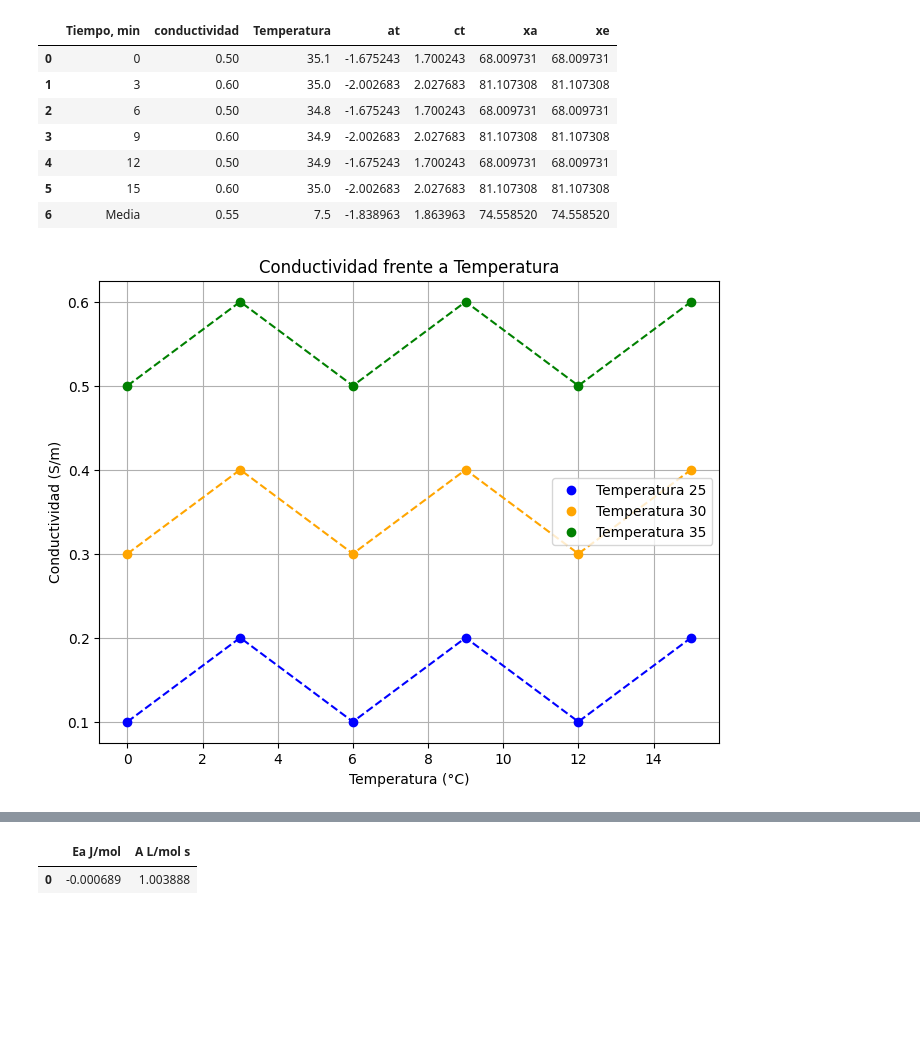
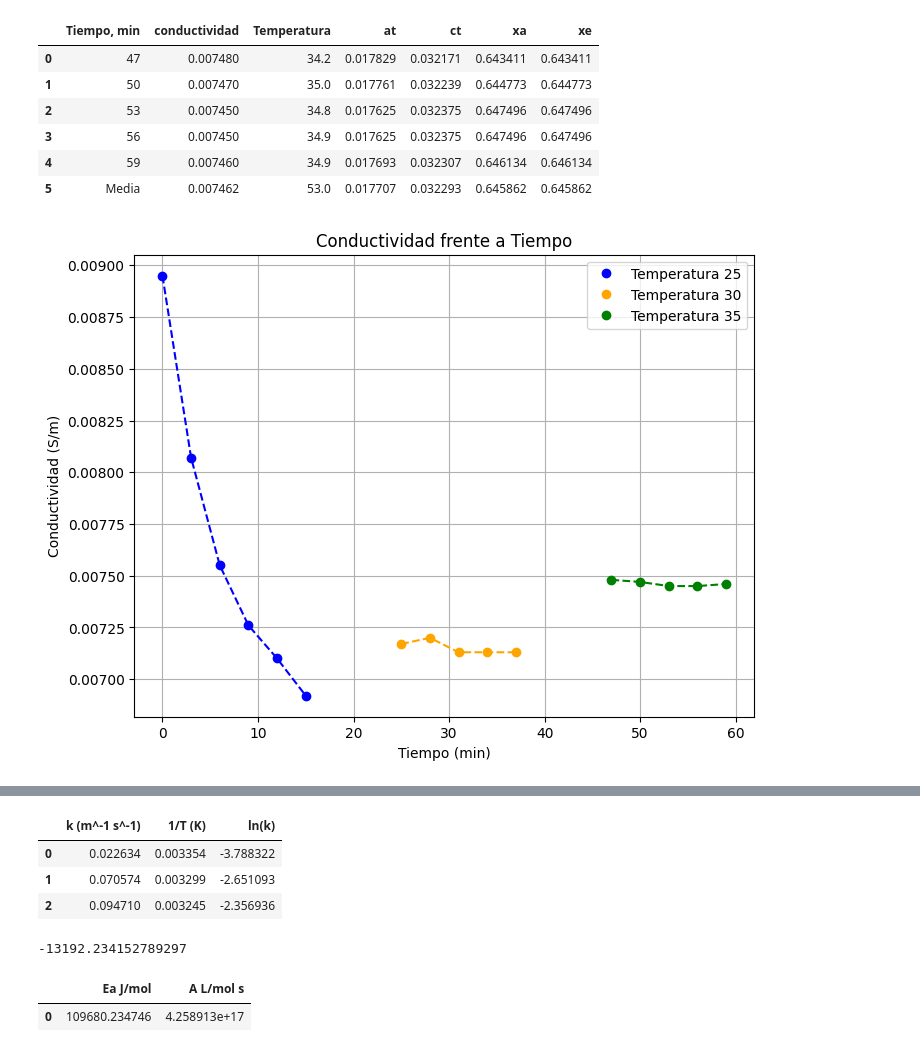
Before and after one commit to ChristianPh404/exp2, a Jupyter notebook: pract3.ipynb, the cells around one changed output, grey strips where cells are left out. Drawn from its saved outputs; the diff is of its cells as text; code cells hidden in the pictures; blank space fills up the shorter version.

```diff
--- a/pract3.ipynb
+++ b/pract3.ipynb
@@ -8,32 +8,35 @@ from scipy.integrate import solve_ivp
 
 
 Temperatura_objetivo = [25, 30, 35]
-tiempos = [0, 3, 6, 9, 12, 15]
+
 
 Fa = 40  # ml/min
 Fb = 40  # ml/min
-Au = 0.05
-bu = 0.05
+Au = 0.1
+bu = 0.1
 c0 = 0.0
 V = 1.45  # Volumen del reactor en litros
-T0 = 25.0  # Temperatura inicial
 uno_partido_T = []
 valor_k = []
 ln_k = []
 medidas = [
-    {'temperatura': [25.1, 25, 24.8, 24.9, 24.9, 25],
-     'conductividad': [0.1, 0.2, 0.1, 0.2, 0.1, 0.2]},
-    {'temperatura': [30.1, 30, 29.8, 29.9, 29.9, 30],
-     'conductividad': [0.3, 0.4, 0.3, 0.4, 0.3, 0.4]},
-    {'temperatura': [35.1, 35, 34.8, 34.9, 34.9, 35],
-     'conductividad': [0.5, 0.6, 0.5, 0.6, 0.5, 0.6]},
+    {'temperatura': [21.3, 23.9, 24.8, 25.1,25.3,25.3],
+     'tiempos' : [0, 3, 6, 9, 12, 15],
+     'T0': np.mean([21.3, 23.9, 24.8, 25.1,25.3,25.3]),
+     'conductividad': [8.95/1000, 8.07/1000, 7.55/1000, 7.26/1000, 7.1/1000, 6.92/1000]},
+    {'temperatura': [29.6, 29.8, 29.8, 29.9, 29.9],
+     'tiempos' : [25, 28, 31, 34, 37],
+     'T0' : np.mean([29.6, 29.8, 29.8, 29.9, 29.9]),
+     'conductividad': [7.17/1000, 7.2/1000, 7.13/1000, 7.13/1000,  7.13/1000]},
+    {'temperatura': [34.2, 35, 34.8, 34.9, 34.9],
+     'T0' : np.mean([35.1, 34.4, 34.4, 34.4, 34.4]),
+     'tiempos' : [47, 50, 53, 56, 59],
+     'conductividad': [7.48/1000, 7.47/1000, 7.45/1000, 7.45/1000, 7.46/1000]},
 ]
 
 dataframes_medidas = {}
 for i, medida in enumerate(medidas):
-    medida['Tiempo, min'] = tiempos
     df = pd.DataFrame(medida)
-
     # Asignar un nombre específico al DataFrame basado en la temperatura objetivo
     nombre_df = f"Temperatura_{Temperatura_objetivo[i]}"
     dataframes_medidas[nombre_df] = df
@@ -44,9 +47,10 @@ colores = ['blue', 'orange', 'green']
 
 # Usar enumerate para acceder al índice y las medidas
 for i, medida in enumerate(medidas):
-    a0 = Fa / (Fa + Fb) * Au
-    b0 = Fb / (Fa + Fb) * bu
+    a0 = (Fa / (Fa + Fb)) * Au
+    b0 = (Fb / (Fa + Fb)) * bu
     Temperatura = Temperatura_objetivo[i]  # Usar el índice i
+    T0 = medida['T0']+273.15
 
     if b0 < a0:
         cinf = b0
@@ -65,7 +69,7 @@ for i, medida in enumerate(medidas):
 
     Temp = medida['temperatura']
     C = medida['conductividad']
-    T = medida['Tiempo, min']
+    T = medida['tiempos']
 
     at = []
     ct = []
@@ -126,8 +130,8 @@ for i, medida in enumerate(medidas):
 
 
 # Configurar el título y etiquetas de la gráfica
-plt.title('Conductividad frente a Temperatura')
-plt.xlabel('Temperatura (°C)')
+plt.title('Conductividad frente a Tiempo')
+plt.xlabel('Tiempo (min)')
 plt.ylabel('Conductividad (S/m)')
 plt.legend()  # Añadir la leyenda para identificar cada serie
 plt.grid(True)  # Añadir una cuadrícula para mayor claridad
@@ -141,8 +145,14 @@ plt.ylabel('ln(k)')
 plt.legend()
 plt.grid(True)
 plt.show()
-
-slope, intercept, r_value, _, std_err = linregress(ln_k, uno_partido_T)
+df_k = pd.DataFrame({
+    'k (m^-1 s^-1)': valor_k,
+    '1/T (K)': uno_partido_T,
+    'ln(k)': ln_k
+})
+display(df_k)
+slope, intercept, r_value, _, std_err = linregress(uno_partido_T, ln_k)
+print(slope)
 R = 8.314
 Ea = -slope * R
 A = np.exp(intercept)
@@ -152,14 +162,16 @@ df_arrhenius = pd.DataFrame({
     'A L/mol s': [A]
 })
 display(df_arrhenius)
-def reactor_edo(t, a, Fa, k, V, a0):
-    da_dt = (Fa / V) * (a0 - a) - k * a
+Fa  = Fa/60000 #L/s
+t_eval = np.linspace(0, 60, 500)
+def reactor_edo(t, at, Fa, k, V, a0):
+    da_dt = (Fa / V) * (a0 - at) - k * at
     return da_dt
 for j in range(len(valor_k)):
     temperatura = Temperatura_objetivo[j]
     t_span = [0, 60]
     k_j = valor_k[j]  # Usar el valor correspondiente de k
-    sol = solve_ivp(reactor_edo, t_span, [a0], args=(Fa, k_j, V, a0), dense_output=True)
+    sol = solve_ivp(reactor_edo, t_span, [a0], args=(Fa, k_j, V, a0), t_eval=t_eval)
     t = sol.t
     a_t = sol.y[0]
     plt.plot(t, a_t, label=f'[NaOH] para T={temperatura}°C (mol/L)')
@@ -211,9 +220,8 @@ plt.show()
 |  | Tiempo, min | conductividad | Temperatura | at | ct | xa | xe |
-| 0 | 0 | 0.50 | 35.1 | -1.675243 | 1.700243 | 68.009731 | 68.009731 |
-| 1 | 3 | 0.60 | 35.0 | -2.002683 | 2.027683 | 81.107308 | 81.107308 |
-| 2 | 6 | 0.50 | 34.8 | -1.675243 | 1.700243 | 68.009731 | 68.009731 |
-| 3 | 9 | 0.60 | 34.9 | -2.002683 | 2.027683 | 81.107308 | 81.107308 |
-| 4 | 12 | 0.50 | 34.9 | -1.675243 | 1.700243 | 68.009731 | 68.009731 |
-| 5 | 15 | 0.60 | 35.0 | -2.002683 | 2.027683 | 81.107308 | 81.107308 |
-| 6 | Media | 0.55 | 7.5 | -1.838963 | 1.863963 | 74.558520 | 74.558520 |
+| 0 | 47 | 0.007480 | 34.2 | 0.017829 | 0.032171 | 0.643411 | 0.643411 |
+| 1 | 50 | 0.007470 | 35.0 | 0.017761 | 0.032239 | 0.644773 | 0.644773 |
+| 2 | 53 | 0.007450 | 34.8 | 0.017625 | 0.032375 | 0.647496 | 0.647496 |
+| 3 | 56 | 0.007450 | 34.9 | 0.017625 | 0.032375 | 0.647496 | 0.647496 |
+| 4 | 59 | 0.007460 | 34.9 | 0.017693 | 0.032307 | 0.646134 | 0.646134 |
+| 5 | Media | 0.007462 | 53.0 | 0.017707 | 0.032293 | 0.645862 | 0.645862 |
-[figure, old version]
+[figure, new version]
@@ -221,2 +229,7 @@ plt.show()
-|  | Ea J/mol | A L/mol s |
-| 0 | -0.000689 | 1.003888 |
+|  | k (m^-1 s^-1) | 1/T (K) | ln(k) |
+| 0 | 0.022634 | 0.003354 | -3.788322 |
+| 1 | 0.070574 | 0.003299 | -2.651093 |
+| 2 | 0.094710 | 0.003245 | -2.356936 |
+-13192.234152789297
+|  | Ea J/mol | A L/mol s |
+| 0 | 109680.234746 | 4.258913e+17 |
```
Also changed, not shown: parts of 1 cell of this notebook, 1 other file.
